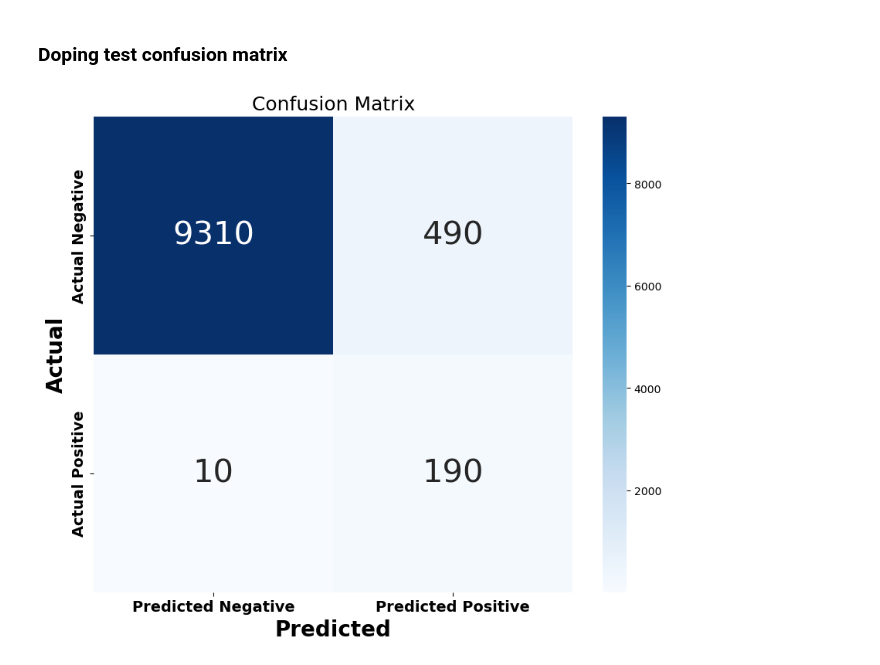
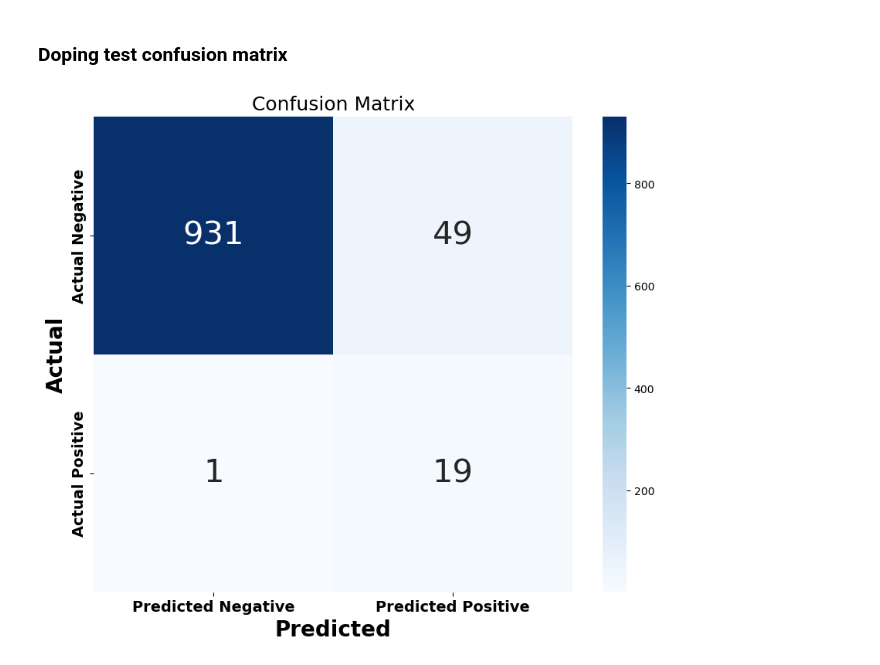
Before and after one commit to MrPiada/data-analysis-swiss-knife, a Jupyter notebook: notebooks/conditional_probability.ipynb, the cells around one changed output. Drawn from its saved outputs; the diff is of its cells as text; code cells hidden in the pictures.

```diff
--- a/notebooks/conditional_probability.ipynb
+++ b/notebooks/conditional_probability.ipynb
@@ -24,7 +24,7 @@ import seaborn as sns
 import numpy as np
 
 # Hypothetical population size
-population = 10000
+population = 1000
 
 # True Positives (TP)
 TP = P_T_given_D * P_D * population
@@ -40,31 +40,31 @@ FN = (1 - P_T_given_D) * P_D * population
 
 # Confusion Matrix
 confusion_matrix = {
     "True Positives (TP)": TP,
     "False Positives (FP)": FP,
     "True Negatives (TN)": TN,
     "False Negatives (FN)": FN
 }
 
 confusion_matrix
 
 
 # Create confusion matrix data
 confusion_matrix_data = np.array([[TN, FP], [FN, TP]])
 
 # Define labels
 labels = ['Predicted Negative', 'Predicted Positive']
 categories = ['Actual Negative', 'Actual Positive']
 
 # Plot the confusion matrix
 plt.figure(figsize=(10, 8))
 sns.heatmap(confusion_matrix_data, annot=True, fmt='g', cmap='Blues',
             xticklabels=labels, yticklabels=categories, annot_kws={"size": 30})
 plt.title('Confusion Matrix', fontsize=18)
 plt.xlabel('Predicted', fontsize=20, fontweight='bold')
 plt.ylabel('Actual', fontsize=20, fontweight='bold')
 plt.xticks(fontsize=14, fontweight='bold')
 plt.yticks(fontsize=14, fontweight='bold')
 plt.show()
 # %% [output]
-[figure, old version]
+[figure, new version]
```
Also changed, not shown: 5 other files.
